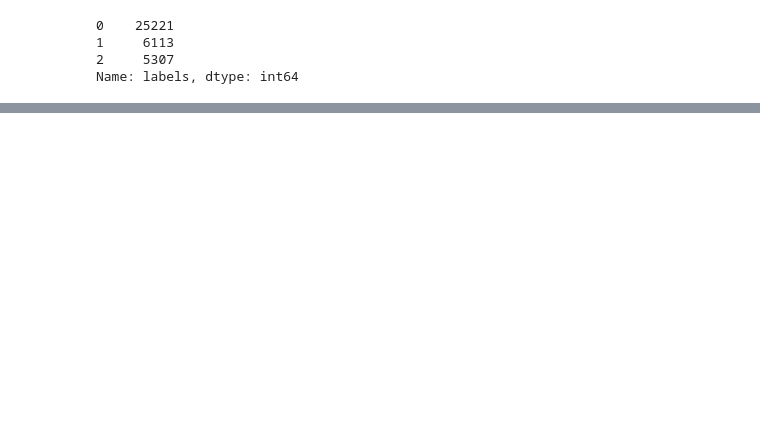
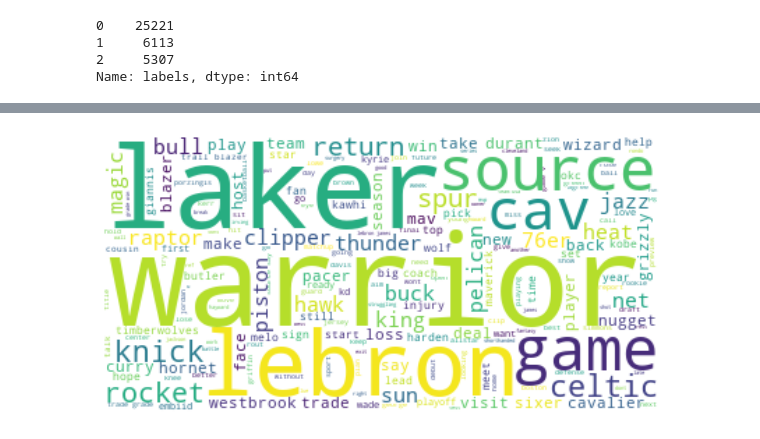
Before and after one commit to jeremy-lee93/capstone-project, a Jupyter notebook: webscraping_headlines.ipynb, the cells around one changed output, grey strips where cells are left out. Saved outputs shown, nothing was run; the diff lists cells and outputs as text; code cells hidden in the pictures; blank space fills up the shorter version.

```diff
--- a/webscraping_headlines.ipynb
+++ b/webscraping_headlines.ipynb
@@ -996,17 +996,25 @@ espn_tri_one = espn_three_df.loc[espn_three_df['labels'] == 1]
 espn_tri_two = espn_three_df.loc[espn_three_df['labels'] == 2]
 
 tri_zero_class_text = []
-for element in espn_three_df['tokens']:
+for element in espn_tri_zero['tokens']:
     for word in element:
-        zero_class_text.append(word)
+        tri_zero_class_text.append(word)
 
 tri_zero_class_str = ' '.join(tri_zero_class_text)
 tri_zero_dict = Counter(tri_zero_class_text)
 
-one_class_text = []
-for element in espn_bin_1['tokens']:
+tri_one_class_text = []
+for element in espn_tri_one['tokens']:
     for word in element:
-        one_class_text.append(word)
+        tri_one_class_text.append(word)
 
-one_class_str = ' '.join(one_class_text)
-one_class_dict = Counter(one_class_text)
+tri_one_class_str = ' '.join(tri_one_class_text)
+tri_one_class_dict = Counter(tri_one_class_text)
+
+tri_two_class_text = []
+for element in espn_tri_two['tokens']:
+    for word in element:
+        tri_two_class_text.append(word)
+
+tri_two_class_str = ' '.join(tri_two_class_text)
+tri_two_class_dict = Counter(tri_two_class_text)
@@ -1012,0 +1067,10 @@ one_class_dict = Counter(one_class_text)
+# %%
+wc_tri_class_zero = WordCloud(background_color='white')
+wc_tri_class_zero.generate(tri_zero_class_str)
+
+plt.figure(figsize=(10,10))
+plt.imshow(wc_tri_class_zero, interpolation='bilinear')
+plt.axis('off')
+plt.show()
+# %% [output]
+[figure, added]
```
Also changed, not shown: parts of 23 cells of this notebook, 2 other files.
